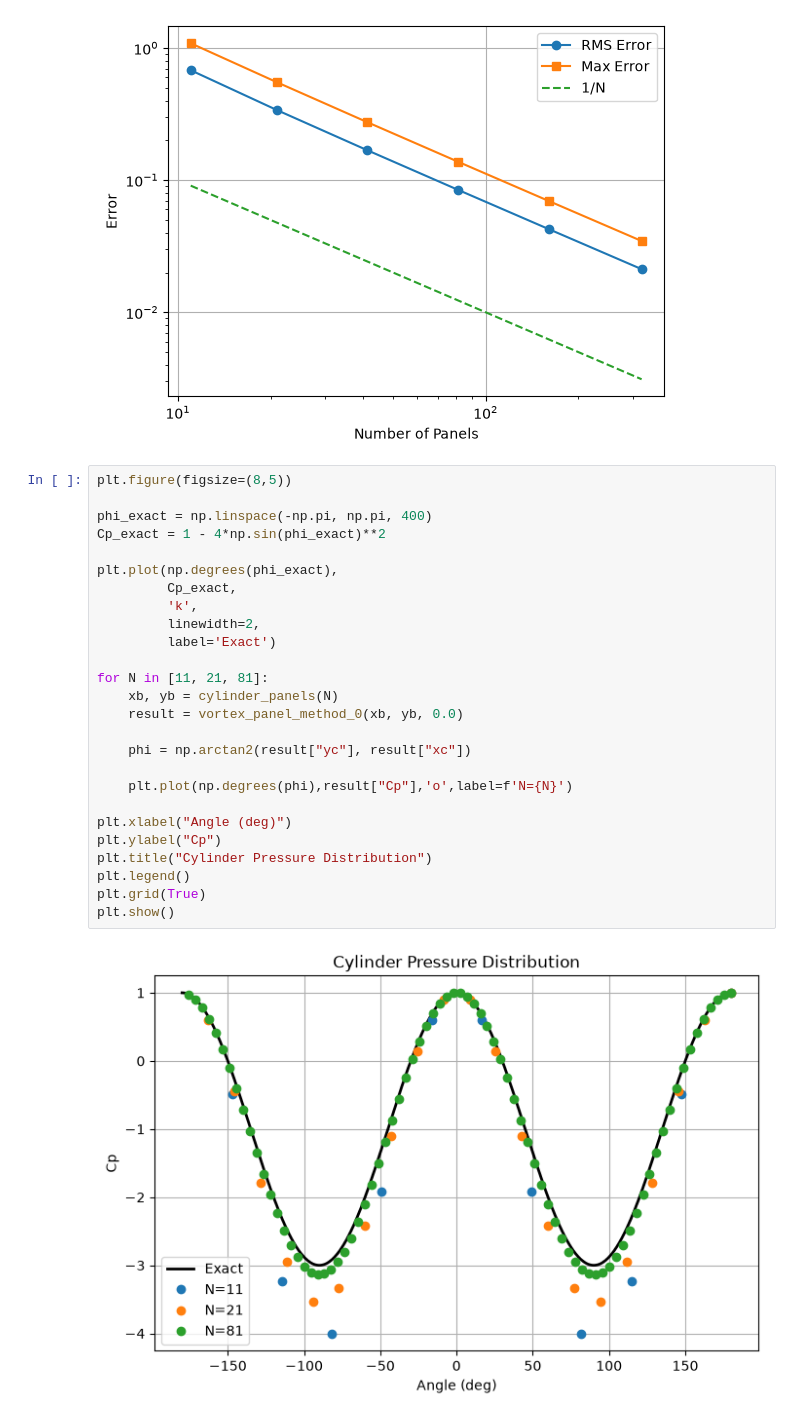
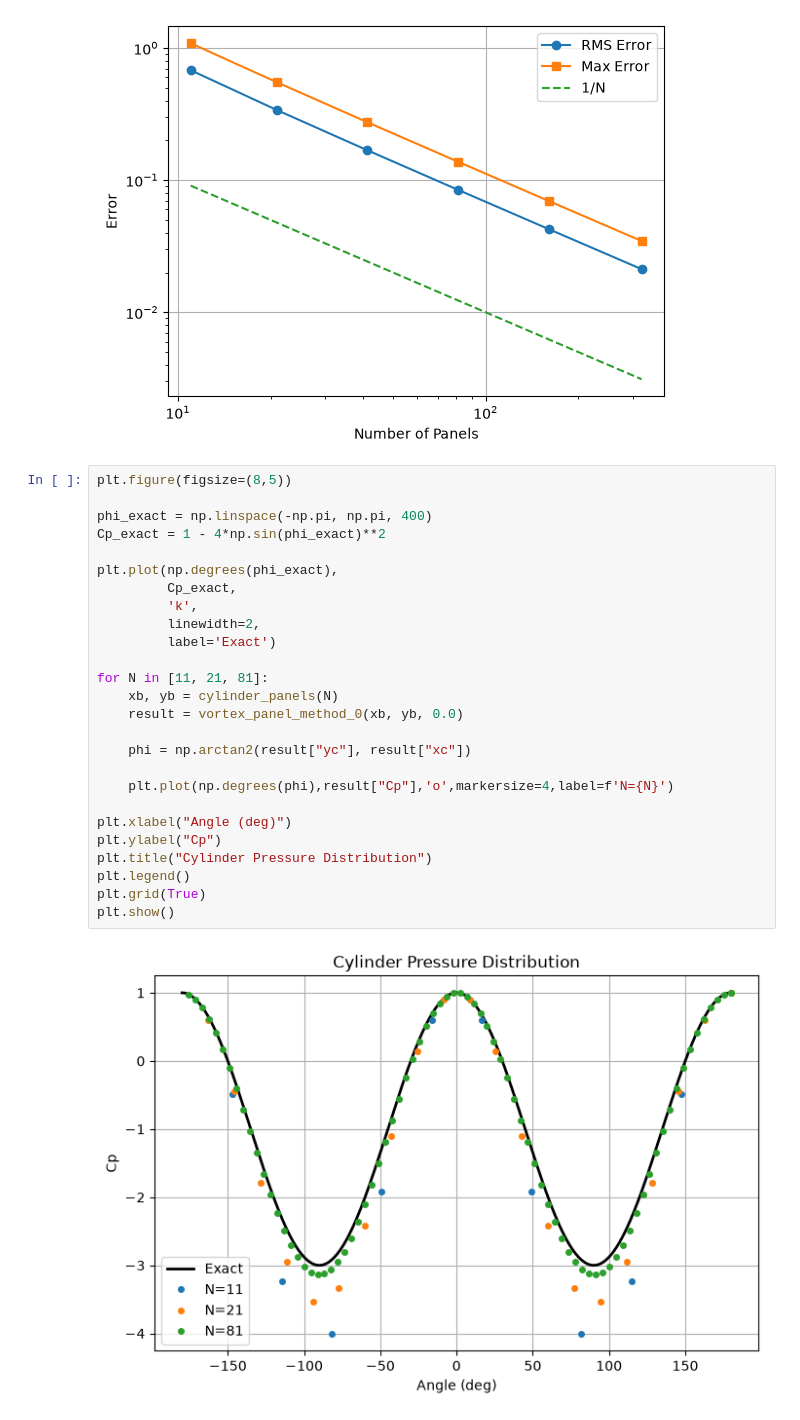
Before and after one commit to Atharva-Patil008/AE611_2026, a Jupyter notebook: Vortex_Panel_Method_Atharva_Patil.ipynb, the cells around one changed output. Drawn from its saved outputs; the diff is of its cells as text.

```diff
--- a/Vortex_Panel_Method_Atharva_Patil.ipynb
+++ b/Vortex_Panel_Method_Atharva_Patil.ipynb
@@ -186,28 +205,28 @@ plt.show()
 # %%
 plt.figure(figsize=(8,5))
 
 phi_exact = np.linspace(-np.pi, np.pi, 400)
 Cp_exact = 1 - 4*np.sin(phi_exact)**2
 
 plt.plot(np.degrees(phi_exact),
          Cp_exact,
          'k',
          linewidth=2,
          label='Exact')
 
 for N in [11, 21, 81]:
     xb, yb = cylinder_panels(N)
     result = vortex_panel_method_0(xb, yb, 0.0)
 
     phi = np.arctan2(result["yc"], result["xc"])
 
-    plt.plot(np.degrees(phi),result["Cp"],'o',label=f'N={N}')
+    plt.plot(np.degrees(phi),result["Cp"],'o',markersize=4,label=f'N={N}')
 
 plt.xlabel("Angle (deg)")
 plt.ylabel("Cp")
 plt.title("Cylinder Pressure Distribution")
 plt.legend()
 plt.grid(True)
 plt.show()
 # %% [output]
-[figure, old version]
+[figure, new version]
```
Also changed, not shown: parts of 8 cells of this notebook.
